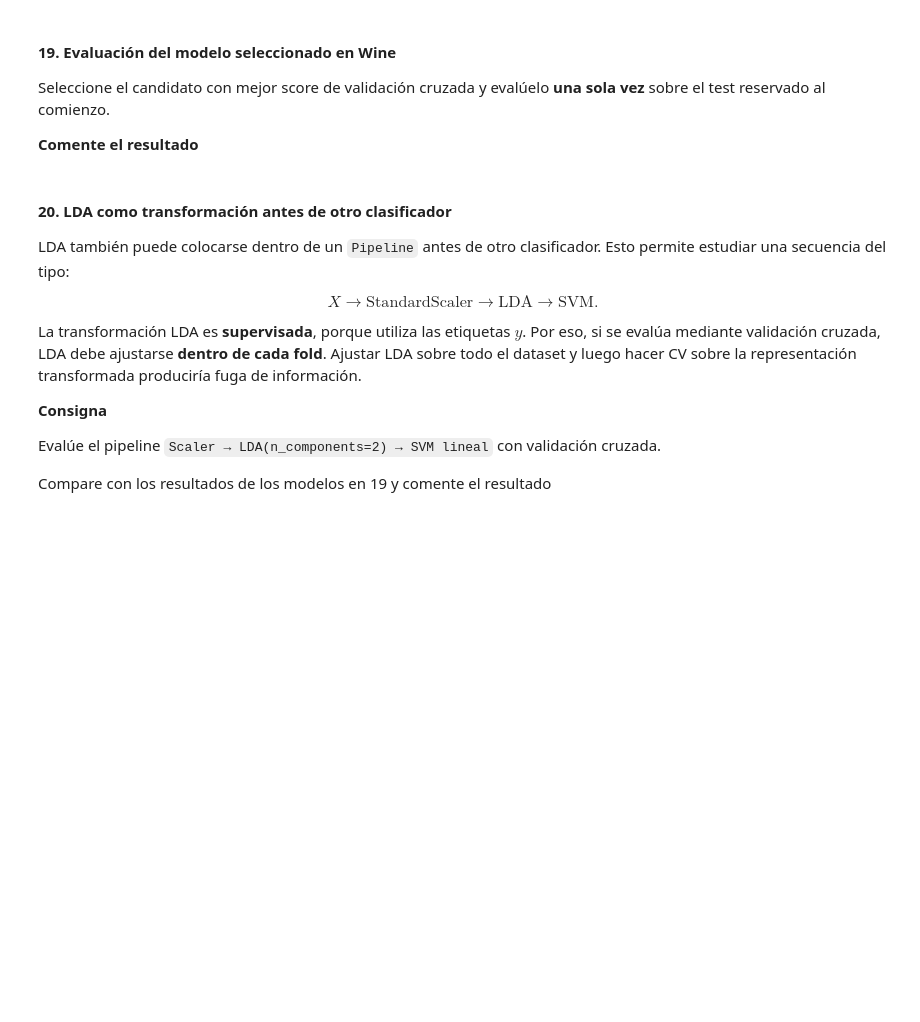
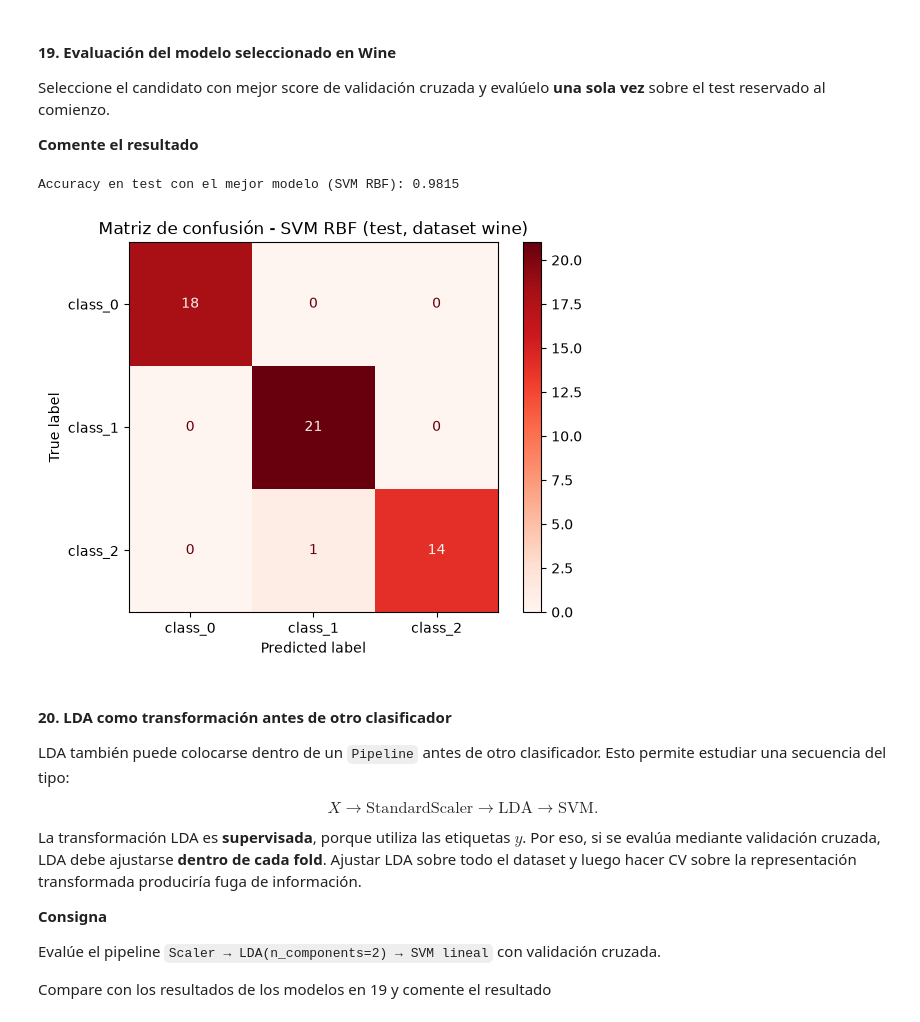
Before and after one commit to LuciaSaravia/Aprendizaje-Automatico, a Jupyter notebook: Actividad6_Clasificacion_LDA_SVM_grupo_5.ipynb, the cells around one changed output. Cells and saved outputs as stored; diff of their text form; code cells hidden in the pictures; blank space fills up the shorter version.

```diff
--- a/Actividad6_Clasificacion_LDA_SVM_grupo_5.ipynb
+++ b/Actividad6_Clasificacion_LDA_SVM_grupo_5.ipynb
@@ -793,6 +980,21 @@ LDA se evaluará por validación cruzada. Para las SVM, los hiperparámetros se
 Seleccione el candidato con mejor score de validación cruzada y evalúelo **una sola vez** sobre el test reservado al comienzo.
 
 **Comente el resultado**
+# %%
+modelo_final=grid_rbf.best_estimator_
+
+y_pred_wine=modelo_final.predict(X_test)
+accuracy_wine_test = accuracy_score(y_test, y_pred_wine)
+print(f"\nAccuracy en test con el mejor modelo (SVM RBF): {accuracy_wine_test:.4f}")
+
+matriz_wine= confusion_matrix(y_test, y_pred_wine)
+disp= ConfusionMatrixDisplay(confusion_matrix=matriz_wine, display_labels=class_names)
+disp.plot(cmap="Reds")
+plt.title("Matriz de confusión - SVM RBF (test, dataset wine)")
+plt.show()
+# %% [output]
+Accuracy en test con el mejor modelo (SVM RBF): 0.9815
+[figure, added]
 # %% [markdown]
 #### 20. LDA como transformación antes de otro clasificador
 
```
Also changed, not shown: parts of 24 cells of this notebook.
